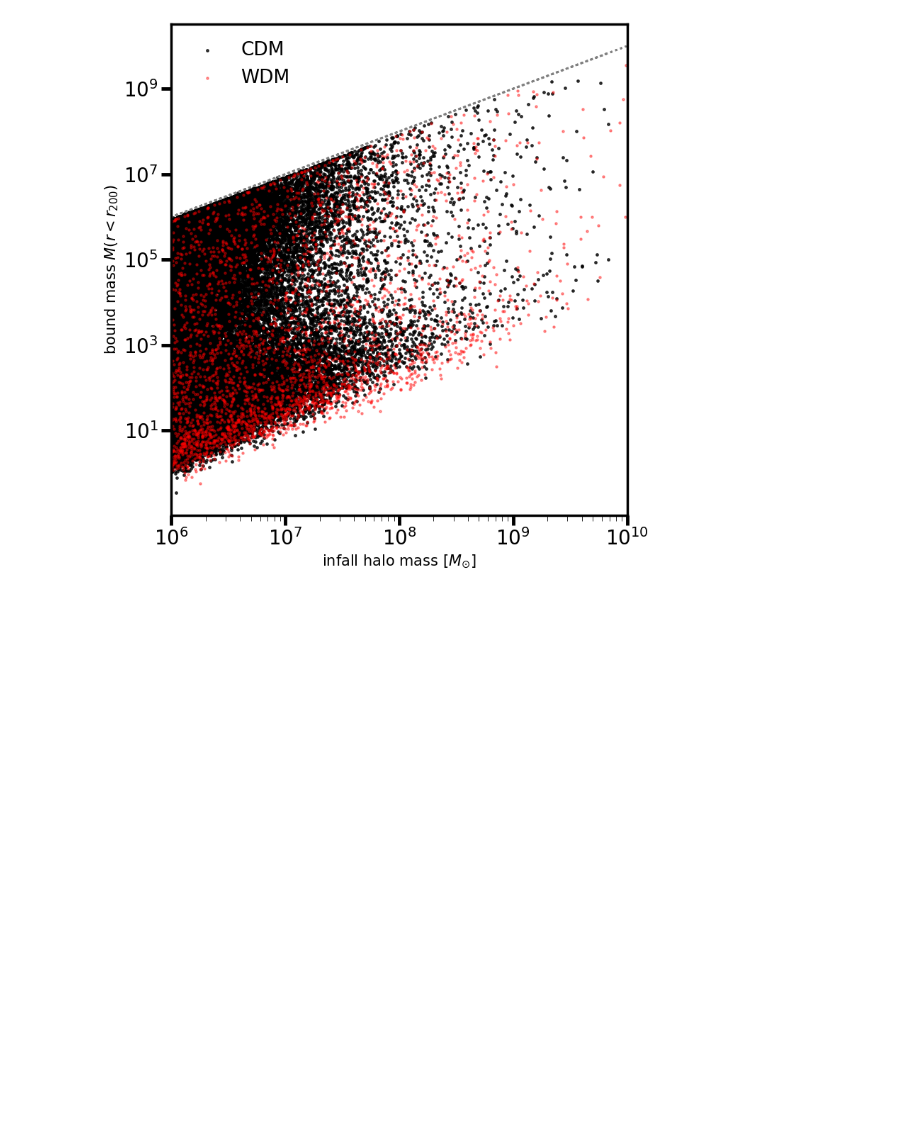
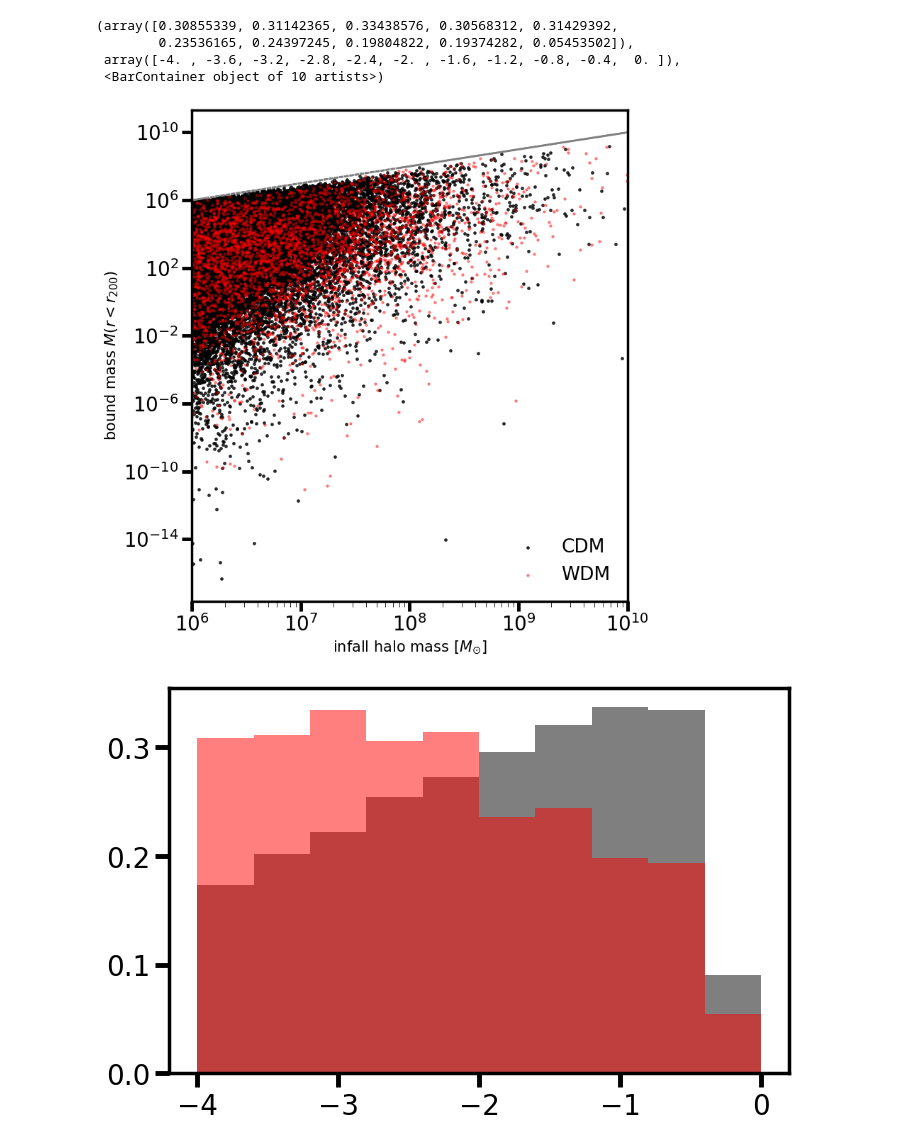
Before and after one commit to dangilman/pyHalo, a Jupyter notebook: example_notebooks/tidal_trunction_models.ipynb, the cells around one changed output. Cells and saved outputs as stored; diff of their text form; code cells hidden in the pictures; blank space fills up the shorter version.

Commit message:
update tidal truncation notebook

```diff
--- a/example_notebooks/tidal_trunction_models.ipynb
+++ b/example_notebooks/tidal_trunction_models.ipynb
@@ -13,8 +19,6 @@ np.random.seed(111)
 # %%
-sigma_sub = 0.4
-log_10_half_mode_mass = 7.75
-
-cdm_truncation_roche = CDM(0.5, 1.5, sigma_sub=sigma_sub, LOS_normalization=0.0)
+sigma_sub = 0.3
+log_10_half_mode_mass = 7.5
 
 cdm_truncation_galacticus = CDM(0.5, 1.5, sigma_sub=sigma_sub, LOS_normalization=0.0,
          truncation_model_subhalos='TRUNCATION_GALACTICUS')
@@ -22,22 +26,4 @@ wdm_truncation_galacticus = WDM(0.5, 1.5, sigma_sub=sigma_sub, LOS_normalization
                                        log_mc=log_10_half_mode_mass,
                                truncation_model_subhalos='TRUNCATION_GALACTICUS')
 
-kwargs_truncation_model_subhalos_1 = {'median_rt_over_rs': 1.5,
-                                      'c_power': 2.0,
-                                      'intrinsic_scatter': 1.0}
-kwargs_truncation_model_subhalos_2 = {'median_rt_over_rs': 1.5,
-                                      'c_power': 4.0,
-                                      'intrinsic_scatter': 1.0}
-cdm_truncation_mean_density = CDM(0.5, 1.5, sigma_sub=sigma_sub, LOS_normalization=0.0,
-         truncation_model_subhalos='TRUNCATION_MEAN_DENSITY',
-                                  kwargs_truncation_model_subhalos=kwargs_truncation_model_subhalos_1)
-wdm_truncation_mean_density_1 = WDM(0.5, 1.5, sigma_sub=sigma_sub, LOS_normalization=0.0,
-                                       log_mc=log_10_half_mode_mass,
-                               truncation_model_subhalos='TRUNCATION_MEAN_DENSITY',
-                                 kwargs_truncation_model_subhalos=kwargs_truncation_model_subhalos_1)
-wdm_truncation_mean_density_2 = WDM(0.5, 1.5, sigma_sub=sigma_sub, LOS_normalization=0.0,
-                                       log_mc=log_10_half_mode_mass,
-                               truncation_model_subhalos='TRUNCATION_MEAN_DENSITY',
-                                 kwargs_truncation_model_subhalos=kwargs_truncation_model_subhalos_2)
-
 lens_cosmo = cdm_truncation_galacticus.lens_cosmo
@@ -191,17 +57,29 @@ plt.tight_layout()
 # %%
 fig = plt.figure(1)
 fig.set_size_inches(8,8)
 ax = plt.subplot(111)
 kwargs_plot={'alpha': 0.75,'s': 6, 'label': 'CDM'}
 plot_subhalo_bound_mass(cdm_truncation_galacticus, ax=ax, kwargs_plot=kwargs_plot, color='k')
 kwargs_plot={'alpha': 0.4,'s': 5, 'label': 'WDM'}
 plot_subhalo_bound_mass(wdm_truncation_galacticus, ax=ax, kwargs_plot=kwargs_plot, color='r')
 ax.legend(fontsize=19, frameon=False)
 ax.set_ylabel('bound mass '+r'$M\left(r<r_{200}\right)$')
 plt.tight_layout()
+
+fig = plt.figure(2)
+fig.set_size_inches(8,5)
+plt.hist([np.log10(halo.bound_mass/halo.mass) for halo in cdm_truncation_galacticus.halos],
+         range=(-4, 0.0),bins=10,alpha=0.5,color='k',density=True)
+plt.hist([np.log10(halo.bound_mass/halo.mass) for halo in wdm_truncation_galacticus.halos],
+         range=(-4, 0.0),bins=10,alpha=0.5,color='r',density=True)
 #plt.savefig('./galacticus_truncation_figures/bound_mass_versus_infall_mass.pdf')
 # %% [output]
+(array([0.30855339, 0.31142365, 0.33438576, 0.30568312, 0.31429392,
+        0.23536165, 0.24397245, 0.19804822, 0.19374282, 0.05453502]),
+ array([-4. , -3.6, -3.2, -2.8, -2.4, -2. , -1.6, -1.2, -0.8, -0.4,  0. ]),
+ <BarContainer object of 10 artists>)
-[figure, old version]
+[figure, new version]
+[figure, added]
 # %%
 fig = plt.figure(1)
 fig.set_size_inches(7,6)
```
Also changed, not shown: parts of 11 cells of this notebook.
